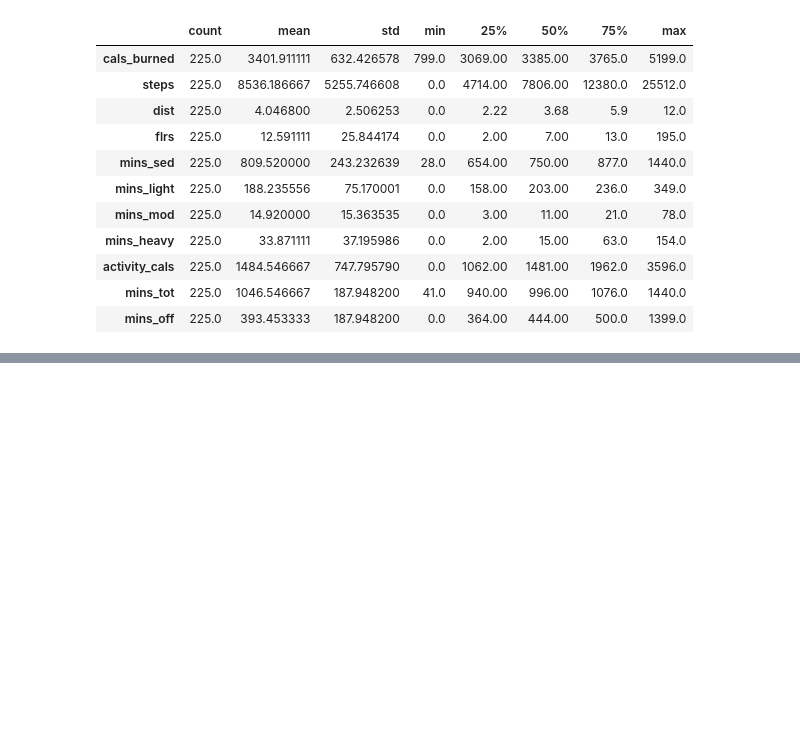
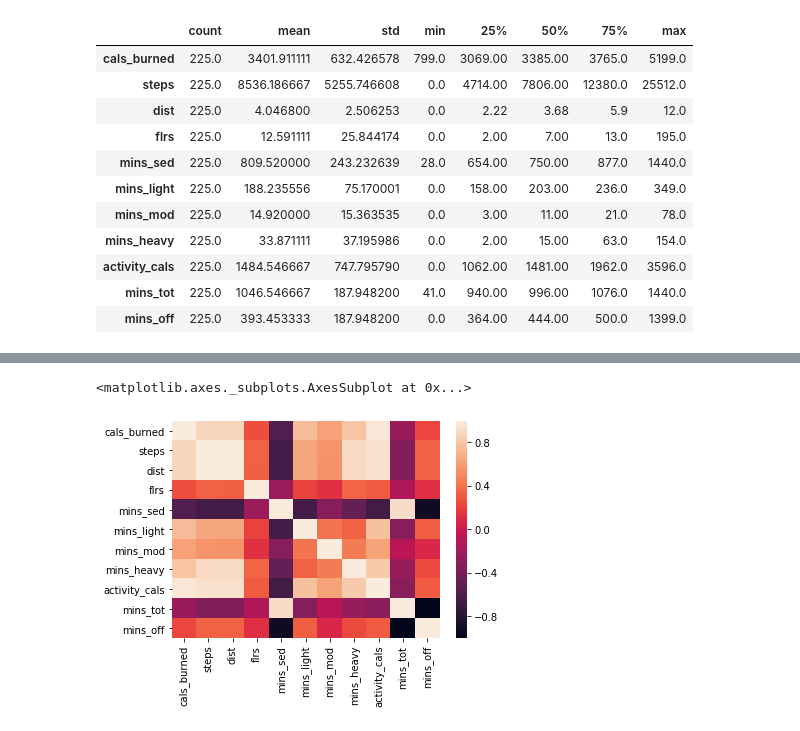
Before and after one commit to DoubleStufERoe/BayesP05_Fitbit, a Jupyter notebook: scratch_jeff.ipynb, the cells around one changed output, grey strips where cells are left out. Cells and saved outputs as stored; diff of their text form; code cells hidden in the pictures; blank space fills up the shorter version.

```diff
--- a/scratch_jeff.ipynb
+++ b/scratch_jeff.ipynb
@@ -50,0 +51,7 @@ df.groupby(df.index.weekday).
+# %%
+cor = df.corr()
+# %%
+sns.heatmap(cor)
+# %% [output]
+<matplotlib.axes._subplots.AxesSubplot at 0x...>
+[figure, added]
```
Also changed, not shown: parts of 19 cells of this notebook, 1 other file.
